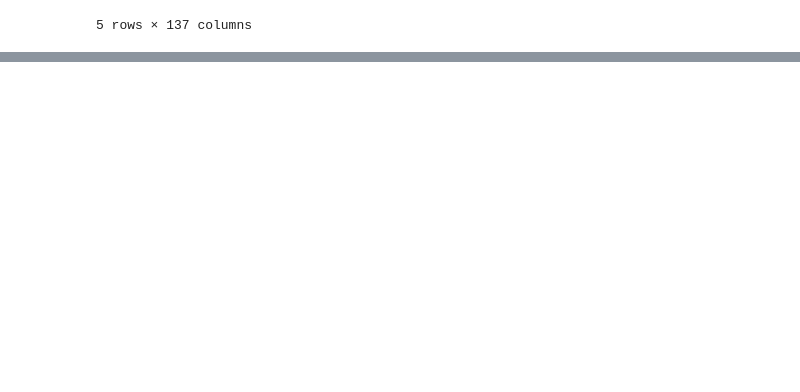
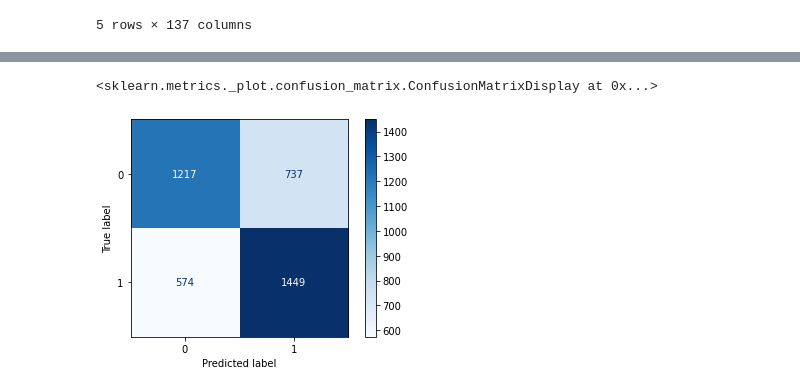
Before and after one commit to alicebergonzini/LCII_project, a Jupyter notebook: 1_svmUD/project.ipynb, the cells around one changed output, grey strips where cells are left out. Drawn from its saved outputs; the diff is of its cells as text; code cells hidden in the pictures; blank space fills up the shorter version.

```diff
--- a/1_svmUD/project.ipynb
+++ b/1_svmUD/project.ipynb
@@ -89,7 +95,8 @@ UD_dataset.head()
 training_df = UD_dataset.loc[UD_dataset["type"]=="training"]
 test_df = UD_dataset.loc[UD_dataset["type"]=="test"]
 # %%
-feature_names = UD_dataset.columns.to_list()[1:]
+#creazione della lista delle feature per ogni esempio, sia train che test
+feature_names = UD_dataset.columns.to_list()[1:-3]
 training_set = []
 test_set = []
 for index, row in UD_dataset.iterrows():
@@ -107,0 +124,6 @@ ts_labels_sarcasm = test_df["label_sarcasm"].to_list()
+# %%
+#scaling dei valori delle features
+scaler = MinMaxScaler()
+training_set = scaler.fit_transform(training_set)
+test_set = scaler.fit_transform(test_set)
+print("I valori sono stati trasformati in valori tra 0 e 1: \n" , training_set[0])
@@ -107,0 +156,9 @@ ts_labels_sarcasm = test_df["label_sarcasm"].to_list()
+# %%
+#numero feature < del numero di sample, quindi usare dual = False
+irony_svc = LinearSVC(dual=False)
+irony_svc.fit(training_set, tr_labels_irony)
+irony_predictions = irony_svc.predict(training_set)
+ConfusionMatrixDisplay.from_predictions(tr_labels_irony, irony_predictions, cmap='Blues')
+# %% [output]
+<sklearn.metrics._plot.confusion_matrix.ConfusionMatrixDisplay at 0x...>
+[figure, added]
```
Also changed, not shown: parts of 26 cells of this notebook.
